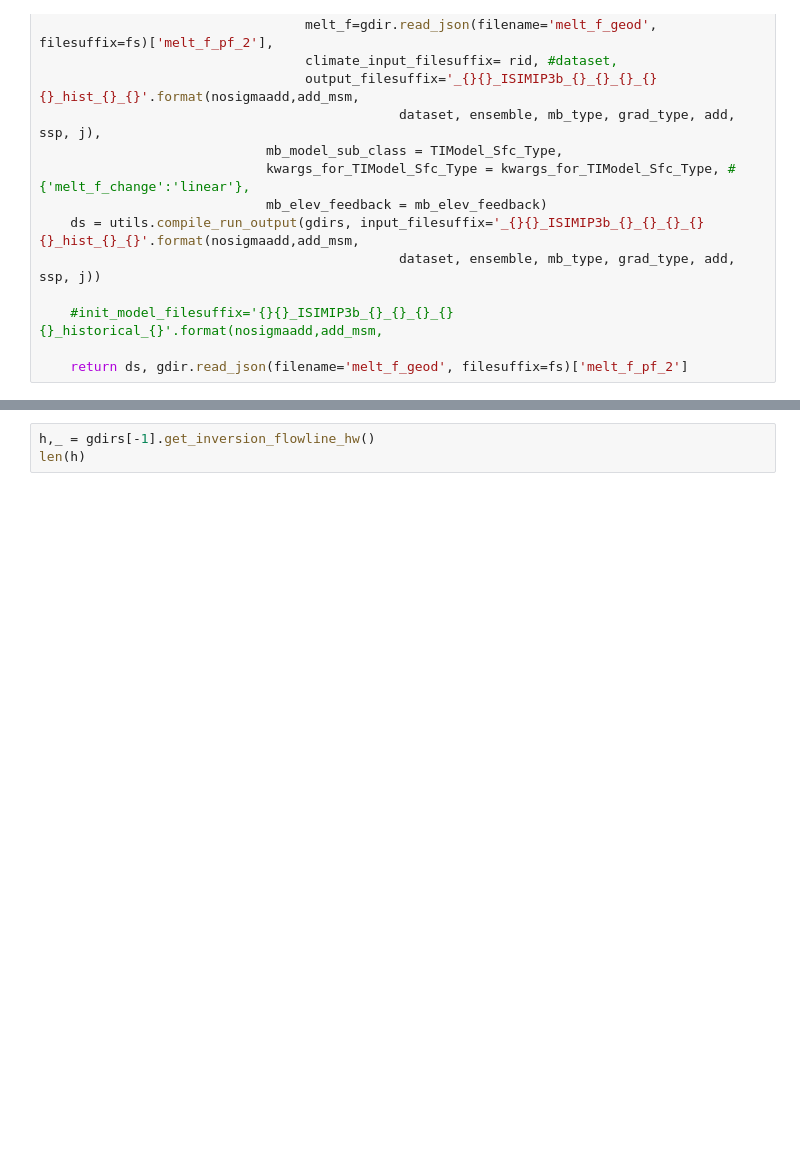
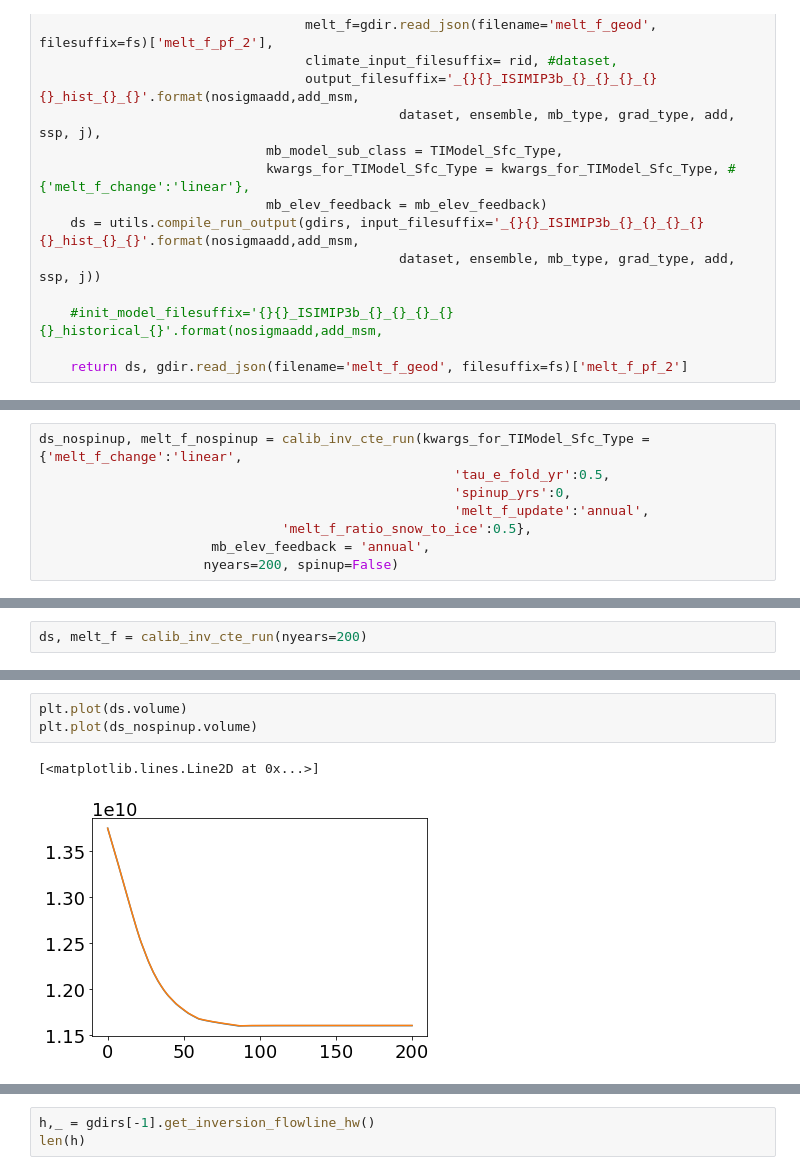
Before and after one commit to OGGM/massbalance-sandbox, a Jupyter notebook: docs/surface_type_distinction/sfc_type_projections.ipynb, the cells around one changed output, grey strips where cells are left out. Cells and saved outputs as stored; diff of their text form; blank space fills up the shorter version.

```diff
--- a/docs/surface_type_distinction/sfc_type_projections.ipynb
+++ b/docs/surface_type_distinction/sfc_type_projections.ipynb
@@ -253,0 +614,8 @@ def calib_inv_run(kwargs_for_TIModel_Sfc_Type = {'melt_f_change':'linear', 'tau_
+# %%
+ds_nospinup, melt_f_nospinup = calib_inv_cte_run(kwargs_for_TIModel_Sfc_Type = {'melt_f_change':'linear',
+                                                     'tau_e_fold_yr':0.5,
+                                                     'spinup_yrs':0,
+                                                     'melt_f_update':'annual',
+                               'melt_f_ratio_snow_to_ice':0.5},
+                      mb_elev_feedback = 'annual',
+                     nyears=200, spinup=False)
@@ -253,0 +640,2 @@ def calib_inv_run(kwargs_for_TIModel_Sfc_Type = {'melt_f_change':'linear', 'tau_
+# %%
+ds, melt_f = calib_inv_cte_run(nyears=200)
@@ -253,0 +660,6 @@ def calib_inv_run(kwargs_for_TIModel_Sfc_Type = {'melt_f_change':'linear', 'tau_
+# %%
+plt.plot(ds.volume)
+plt.plot(ds_nospinup.volume)
+# %% [output]
+[<matplotlib.lines.Line2D at 0x...>]
+[figure, added]
```
Also changed, not shown: parts of 32 cells of this notebook, 23 other files.
